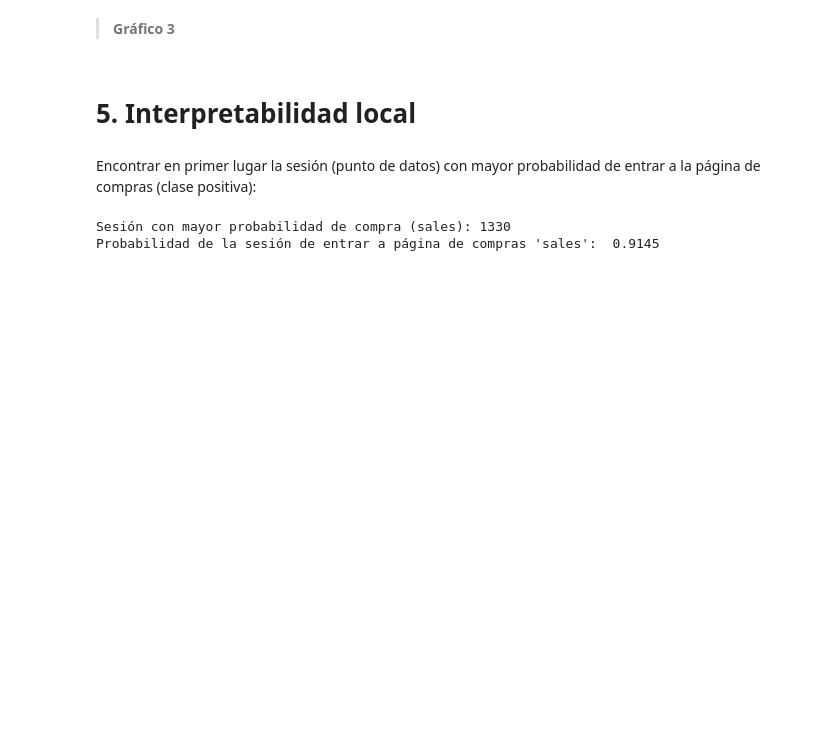
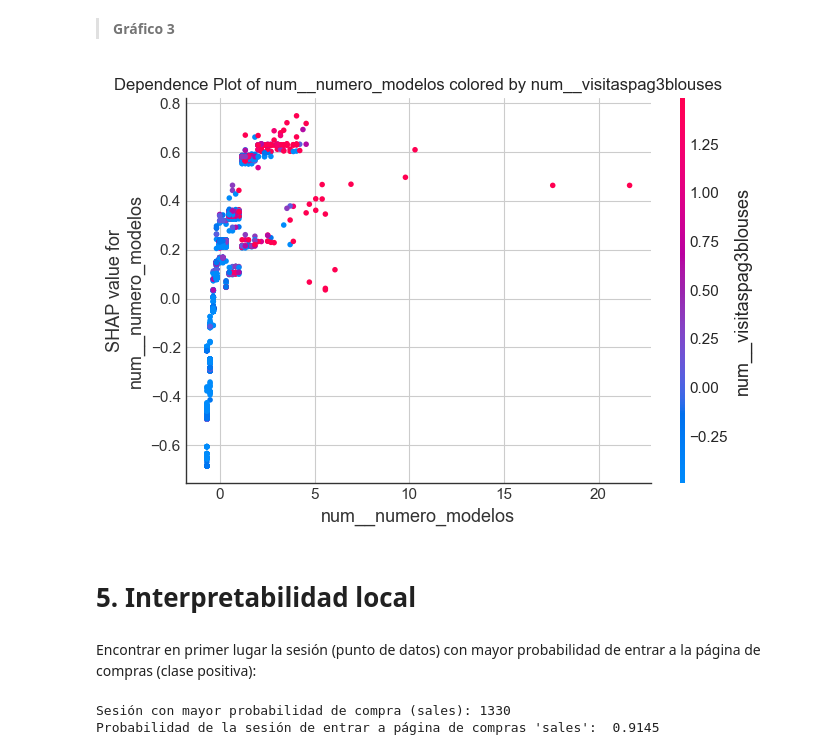
Before and after one commit to julianecheverry/MLNN2025, a Jupyter notebook: notebooks/3.taller_interpretabilidad.ipynb, the cells around one changed output. Cells and saved outputs as stored; diff of their text form; code cells hidden in the pictures; blank space fills up the shorter version.

```diff
--- a/notebooks/3.taller_interpretabilidad.ipynb
+++ b/notebooks/3.taller_interpretabilidad.ipynb
@@ -382,13 +386,15 @@ plt.show()
 # %%
 shap.dependence_plot(
     variable1,
     shap_values,
-    X_test,
+    X_test_processed_df,
     interaction_index=variable2,
     show=False
 )
 plt.title(f"Dependence Plot of {variable1} colored by {variable2}")
 plt.show()
+# %% [output]
+[figure, added]
 # %% [markdown]
 # 5. Interpretabilidad local
 # %% [markdown]
```
Also changed, not shown: parts of 8 cells of this notebook.
